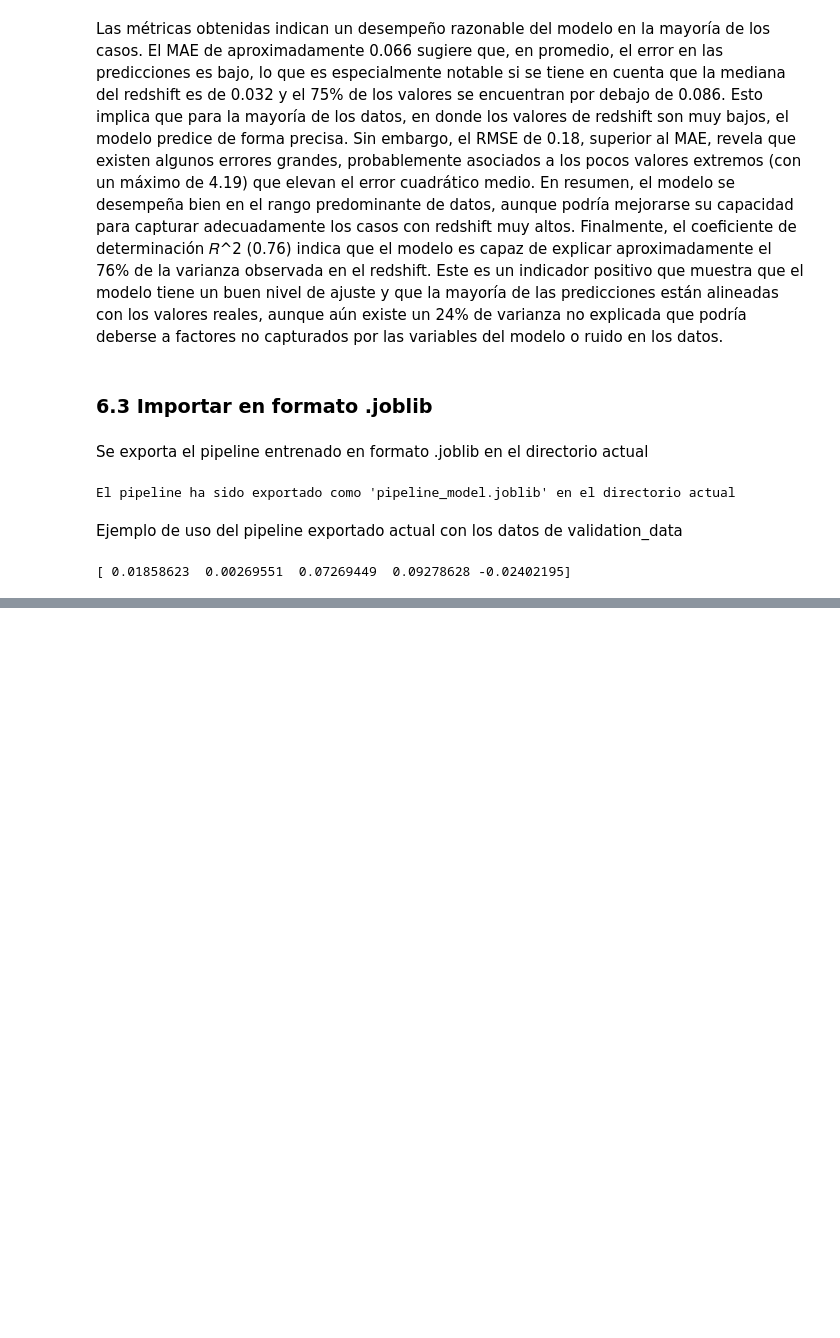
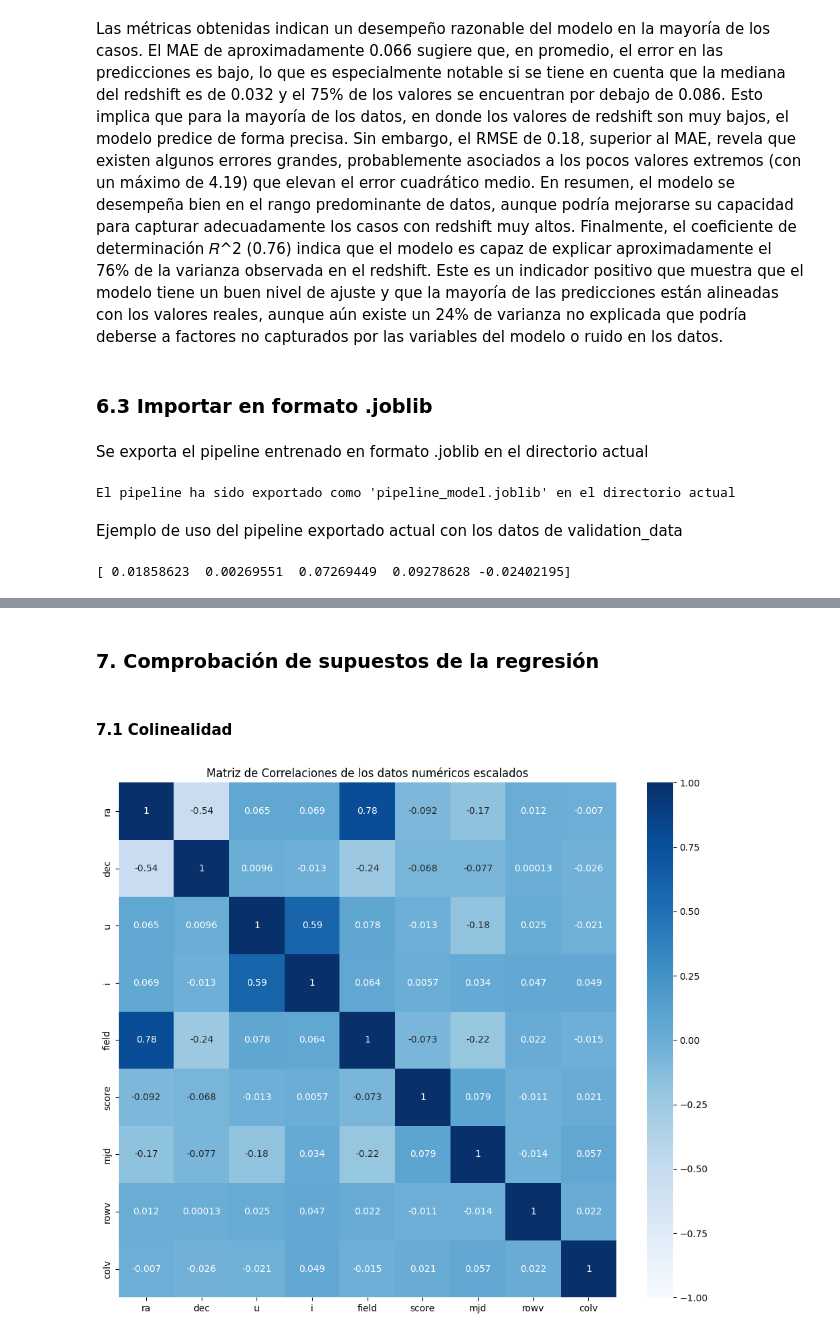
Before and after one commit to andreschaparr0/Laboratorios-BI, a Jupyter notebook: Lab 1.ipynb, the cells around one changed output, grey strips where cells are left out. Drawn from its saved outputs; the diff is of its cells as text; code cells hidden in the pictures; blank space fills up the shorter version.

Commit message:
supuestos y coeficientes

```diff
--- a/Lab 1.ipynb
+++ b/Lab 1.ipynb
@@ -732,0 +751,20 @@ print("\nDesviaciones estándar de cada columna:\n", std_devs)
+# %% [markdown]
+### 7. Comprobación de supuestos de la regresión
+# %% [markdown]
+#### 7.1 Colinealidad
+# %%
+data_supuestos = FiltrarDatos(train_data_original)
+data_supuestos_numericos = data_supuestos.select_dtypes(include=["number"])
+
+scaler = StandardScaler()
+# Eliminar la variable "clean" ya que es categorica
+if "clean" in data_supuestos_numericos.columns:
+    data_supuestos_numericos = data_supuestos_numericos.drop(columns=["clean"])
+data_supuestos_escalados = scaler.fit_transform(data_supuestos_numericos)
+correlation_matrix = pd.DataFrame(data_supuestos_escalados, columns=data_supuestos_numericos.columns).corr()
+plt.figure(figsize=(12, 10))
+sns.heatmap(correlation_matrix, cmap="Blues", vmin=-1, vmax=1, annot=True)
+plt.title("Matriz de Correlaciones de los datos numéricos escalados")
+plt.show()
+# %% [output]
+[figure, added]
```
Also changed, not shown: parts of 28 cells of this notebook.
